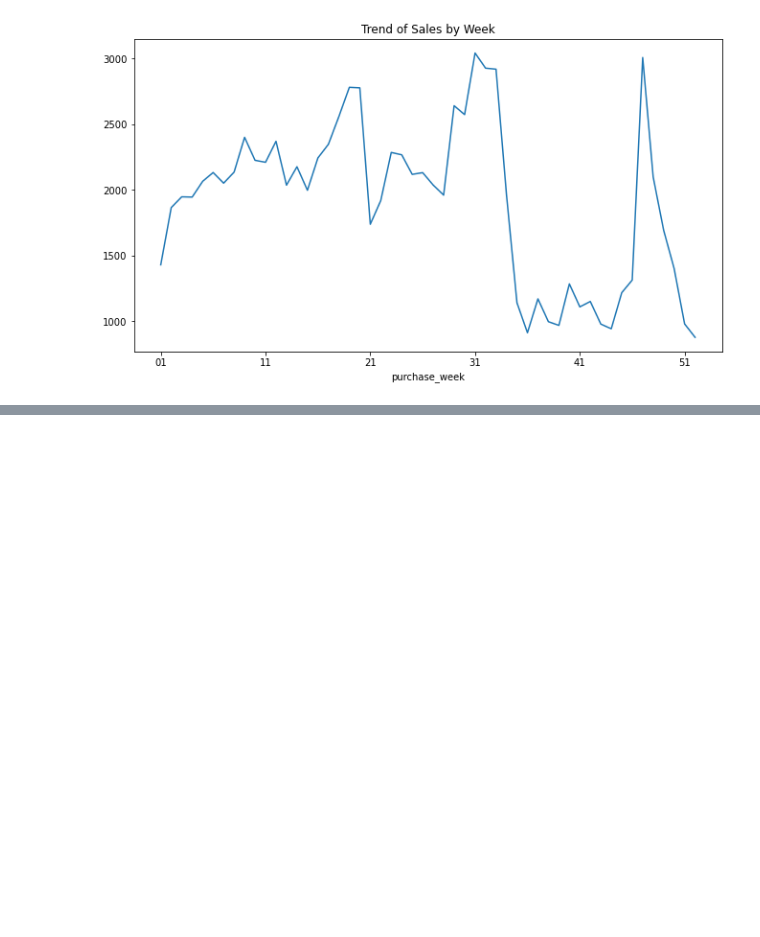
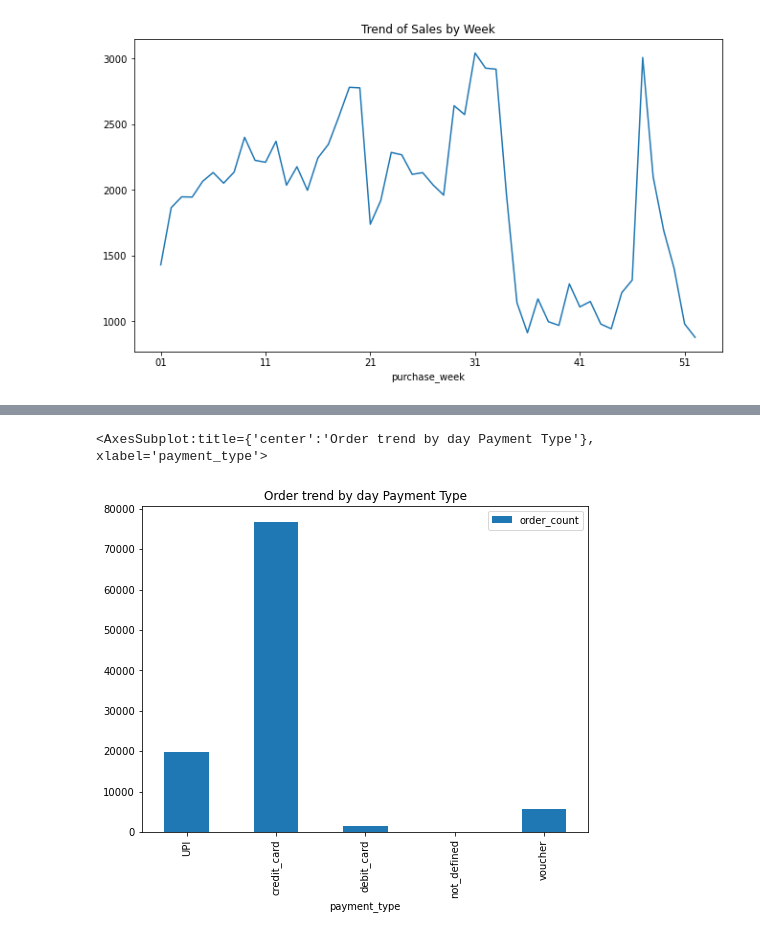
Before and after one commit to sakshisv/Marketing-Analytics-for-E-Commerce, a Jupyter notebook: Marketing Analytics (Python).ipynb, the cells around one changed output, grey strips where cells are left out. Cells and saved outputs as stored; diff of their text form; code cells hidden in the pictures; blank space fills up the shorter version.

```diff
--- a/Marketing Analytics (Python).ipynb
+++ b/Marketing Analytics (Python).ipynb
@@ -639,0 +651,9 @@ orders_monthly.groupby('year_day')['order_id'].count().plot.line(figsize = (11,6
+# %%
+# order trend by payment method
+
+orders_ = orders.copy()
+orders_ = orders_.join(order_payments.set_index(["order_id"]), on=["order_id"])
+orders_.groupby(["payment_type"]).agg(order_count=("order_id", "count")).plot.bar(title="Order trend by day Payment Type", figsize=(8, 6))
+# %% [output]
+<AxesSubplot:title={'center':'Order trend by day Payment Type'}, xlabel='payment_type'>
+[figure, added]
```
Also changed, not shown: parts of 5 cells of this notebook.
